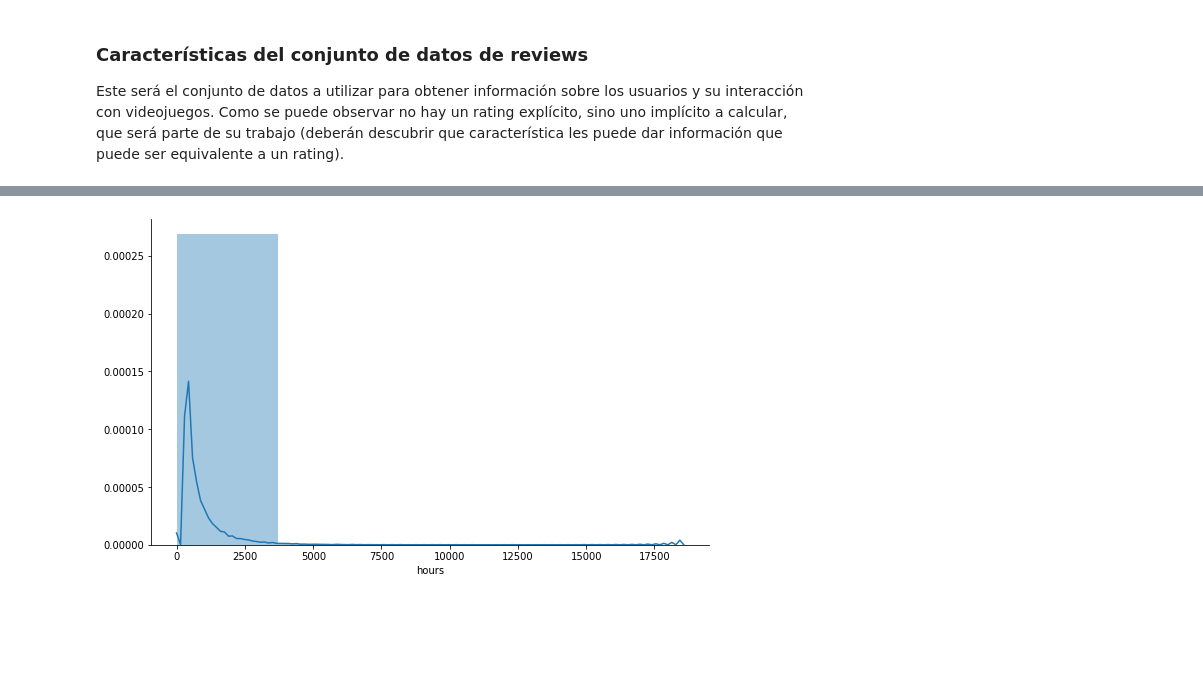
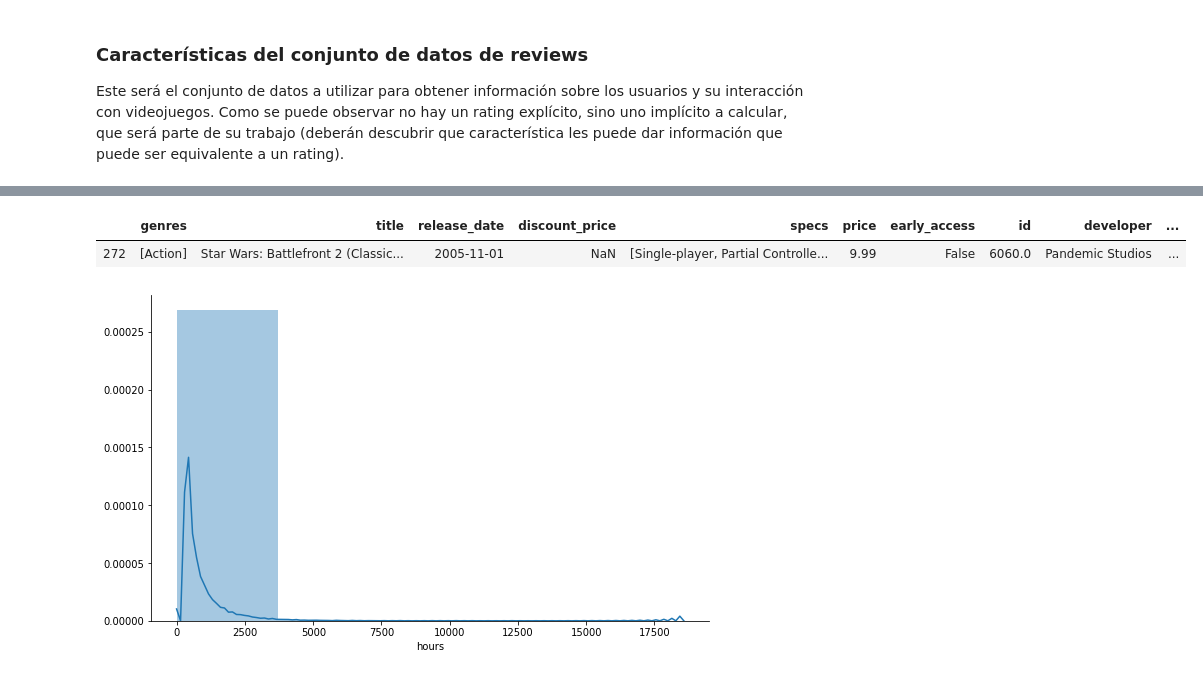
Before and after one commit to cnoeliachaves/diplodatos, a Jupyter notebook: SistemasDeRecomendacion/practico_2.ipynb, the cells around one changed output, grey strips where cells are left out. Cells and saved outputs as stored; diff of their text form; code cells hidden in the pictures; blank space fills up the shorter version.

```diff
--- a/SistemasDeRecomendacion/practico_2.ipynb
+++ b/SistemasDeRecomendacion/practico_2.ipynb
@@ -177,3 +190,8 @@ reviews[['hours']]
+# %%
+games[games['id']==6060]
+# %% [output]
+|  | genres | title | release_date | discount_price | specs | price | early_access | id | developer | ... |
+| 272 | [Action] | Star Wars: Battlefront 2 (Classic... | 2005-11-01 | NaN | [Single-player, Partial Controlle... | 9.99 | False | 6060.0 | Pandemic Studios | ... |
 # %%
 # Distribucion de los pesos con que se clasifican los juegos
 plt.figure(figsize=(10,6))
```
Also changed, not shown: parts of 11 cells of this notebook.
